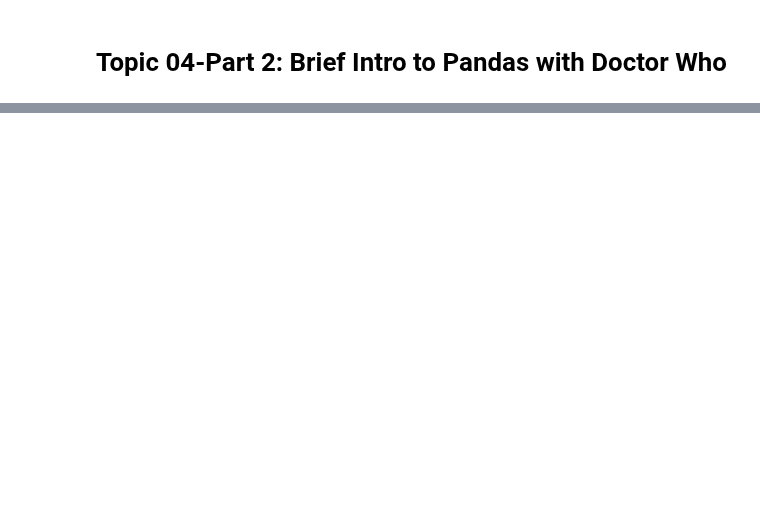
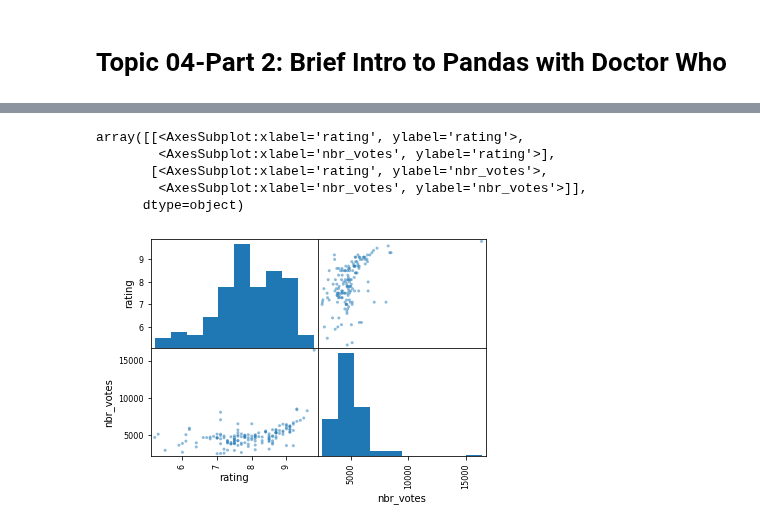
Before and after one commit to flatiron-school/Online-DS-FT-022221-Cohort-Notes, a Jupyter notebook: Phase_1/topic_04_python_libraries/topic_04_pt-2_brief_intro_to_pandas-SG.ipynb, the cells around one changed output, grey strips where cells are left out. Cells and saved outputs as stored; diff of their text form; code cells hidden in the pictures; blank space fills up the shorter version.

```diff
--- a/Phase_1/topic_04_python_libraries/topic_04_pt-2_brief_intro_to_pandas-SG.ipynb
+++ b/Phase_1/topic_04_python_libraries/topic_04_pt-2_brief_intro_to_pandas-SG.ipynb
@@ -36,0 +260,9 @@ import seaborn as sns
+# %%
+pd.plotting.scatter_matrix(df)
+# %% [output]
+array([[<AxesSubplot:xlabel='rating', ylabel='rating'>,
+        <AxesSubplot:xlabel='nbr_votes', ylabel='rating'>],
+       [<AxesSubplot:xlabel='rating', ylabel='nbr_votes'>,
+        <AxesSubplot:xlabel='nbr_votes', ylabel='nbr_votes'>]],
+      dtype=object)
+[figure, added]
```
Also changed, not shown: parts of 38 cells of this notebook, 1 other file.
